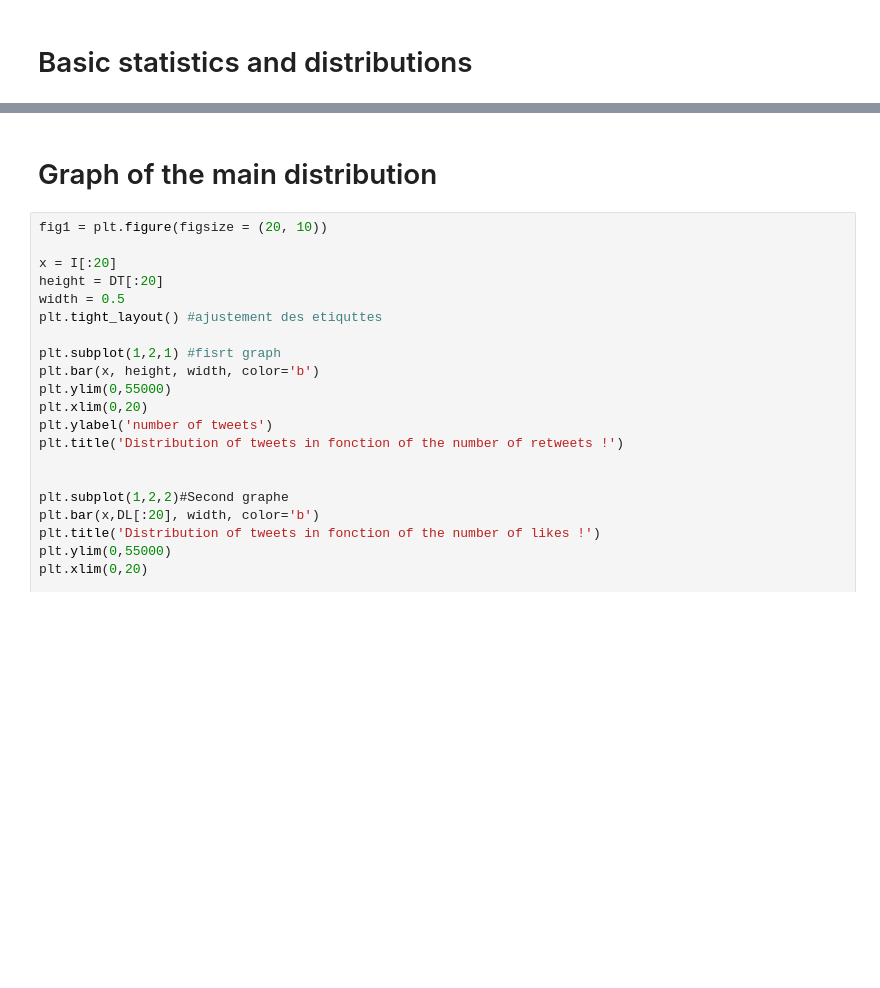
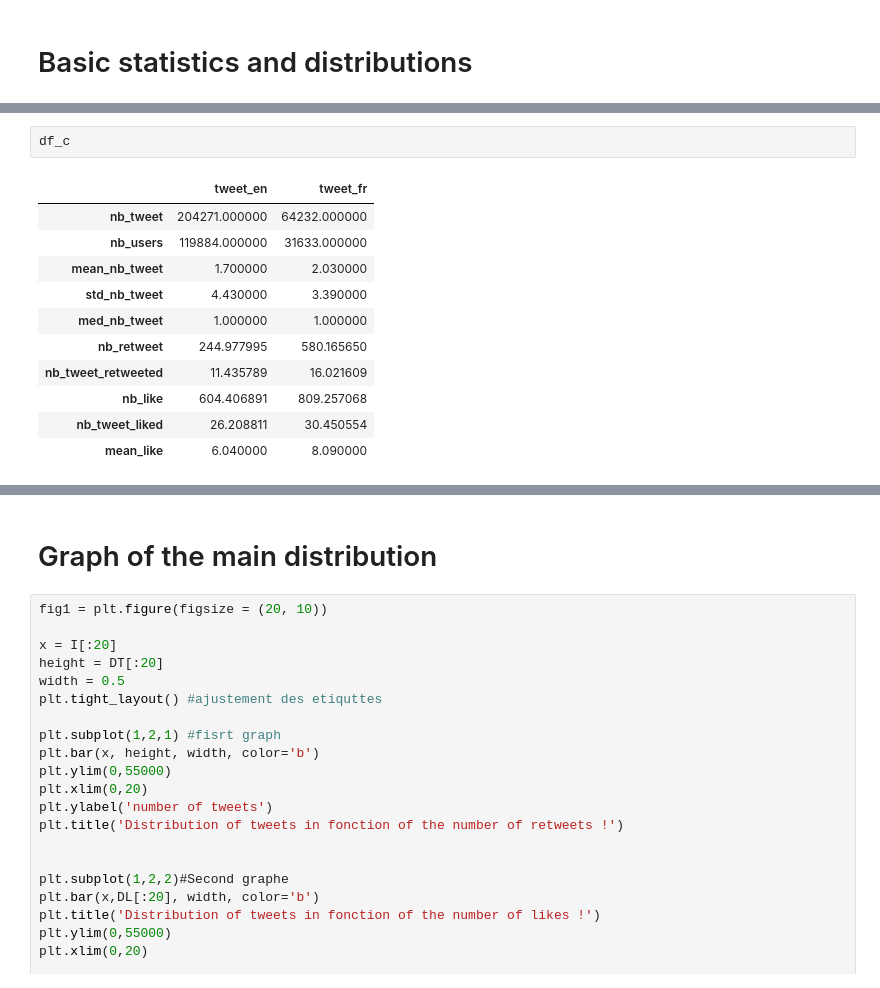
Before and after one commit to binbin83/metoo_project, a Jupyter notebook: Desciptives statistics.ipynb, the cells around one changed output, grey strips where cells are left out. Drawn from its saved outputs; the diff is of its cells as text; blank space fills up the shorter version.

```diff
--- a/Desciptives statistics.ipynb
+++ b/Desciptives statistics.ipynb
@@ -103,0 +169,14 @@ Jen ai eu des frissons    - 6565 likes
+# %%
+df_c
+# %% [output]
+|  | tweet_en | tweet_fr |
+| nb_tweet | 204271.000000 | 64232.000000 |
+| nb_users | 119884.000000 | 31633.000000 |
+| mean_nb_tweet | 1.700000 | 2.030000 |
+| std_nb_tweet | 4.430000 | 3.390000 |
+| med_nb_tweet | 1.000000 | 1.000000 |
+| nb_retweet | 244.977995 | 580.165650 |
+| nb_tweet_retweeted | 11.435789 | 16.021609 |
+| nb_like | 604.406891 | 809.257068 |
+| nb_tweet_liked | 26.208811 | 30.450554 |
+| mean_like | 6.040000 | 8.090000 |
```
Also changed, not shown: parts of 11 cells of this notebook, 11 other files.
